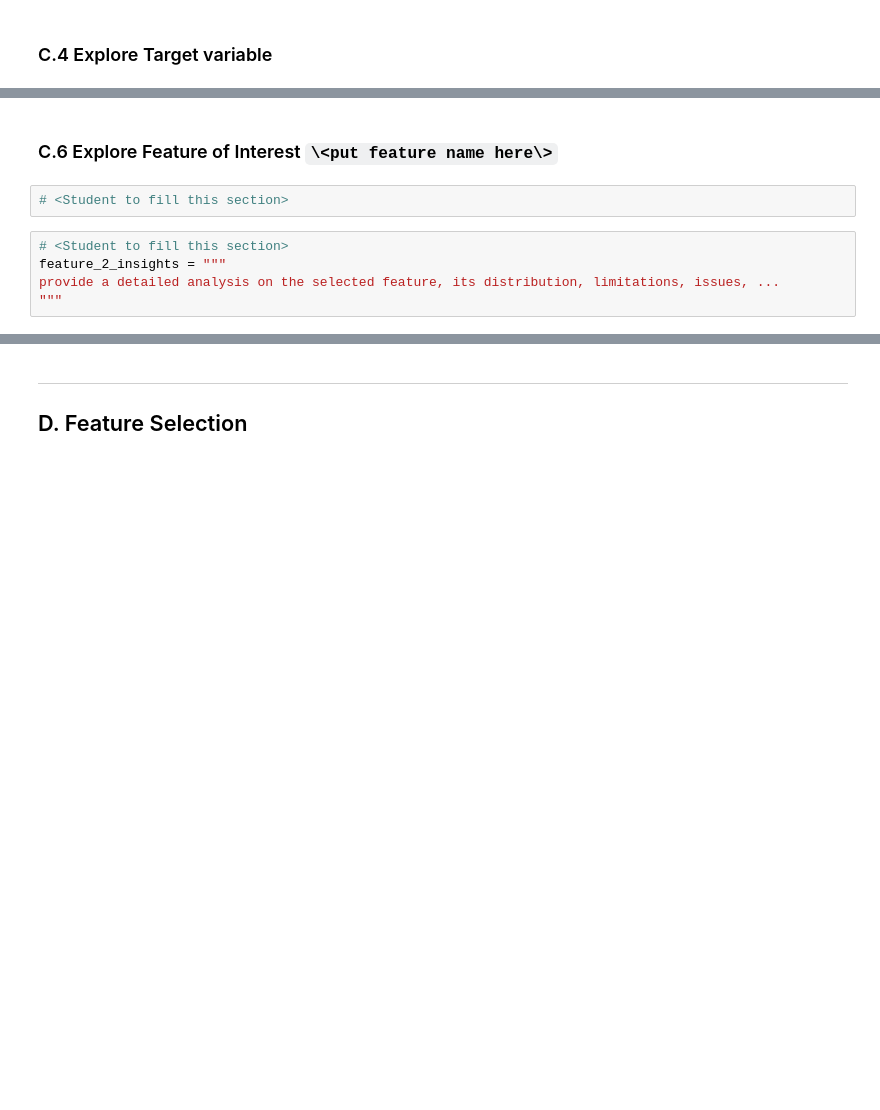
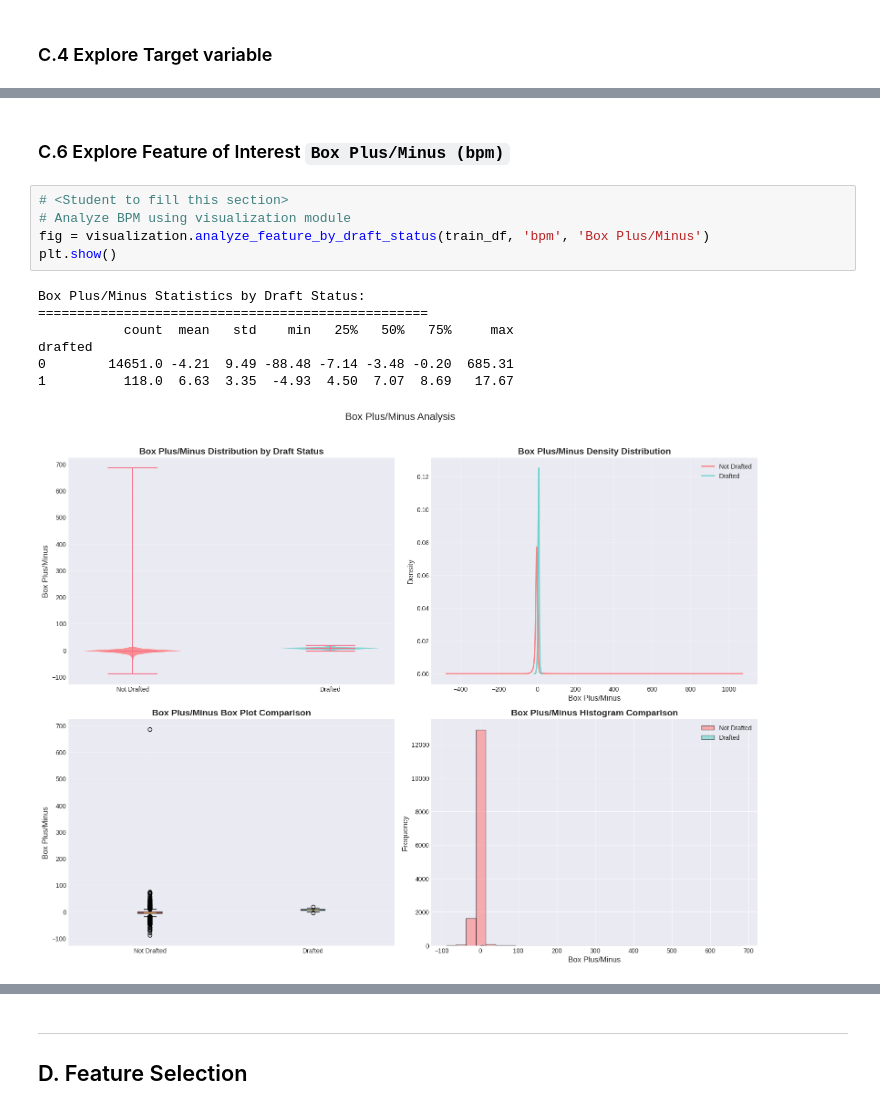
Before and after one commit to tooichitake/36120-AT1-Group5, a Jupyter notebook: 25605217/notebooks/36120-25SP-group5-25605217-AT1-experiment-2.ipynb, the cells around one changed output, grey strips where cells are left out. Cells and saved outputs as stored; diff of their text form; blank space fills up the shorter version.

```diff
--- a/25605217/notebooks/36120-25SP-group5-25605217-AT1-experiment-2.ipynb
+++ b/25605217/notebooks/36120-25SP-group5-25605217-AT1-experiment-2.ipynb
@@ -114,9 +290,15 @@ print_tile(size="h3", key='feature_1_insights', value=feature_1_insights)
 # %% [markdown]
-### C.6 Explore Feature of Interest `\<put feature name here\>`
+### C.6 Explore Feature of Interest `Box Plus/Minus (bpm)`
-# %%
-# <Student to fill this section>
-# %%
-# <Student to fill this section>
-feature_2_insights = """
-provide a detailed analysis on the selected feature, its distribution, limitations, issues, ...
-"""
+# %%
+# <Student to fill this section>
+# Analyze BPM using visualization module
+fig = visualization.analyze_feature_by_draft_status(train_df, 'bpm', 'Box Plus/Minus')
+plt.show()
+# %% [output]
+Box Plus/Minus Statistics by Draft Status:
+==================================================
+           count  mean   std    min   25%   50%   75%     max
+drafted
+0        14651.0 -4.21  9.49 -88.48 -7.14 -3.48 -0.20  685.31
+1          118.0  6.63  3.35  -4.93  4.50  7.07  8.69   17.67
+[figure, added]
```
Also changed, not shown: parts of 123 cells of this notebook, 4 other files.
